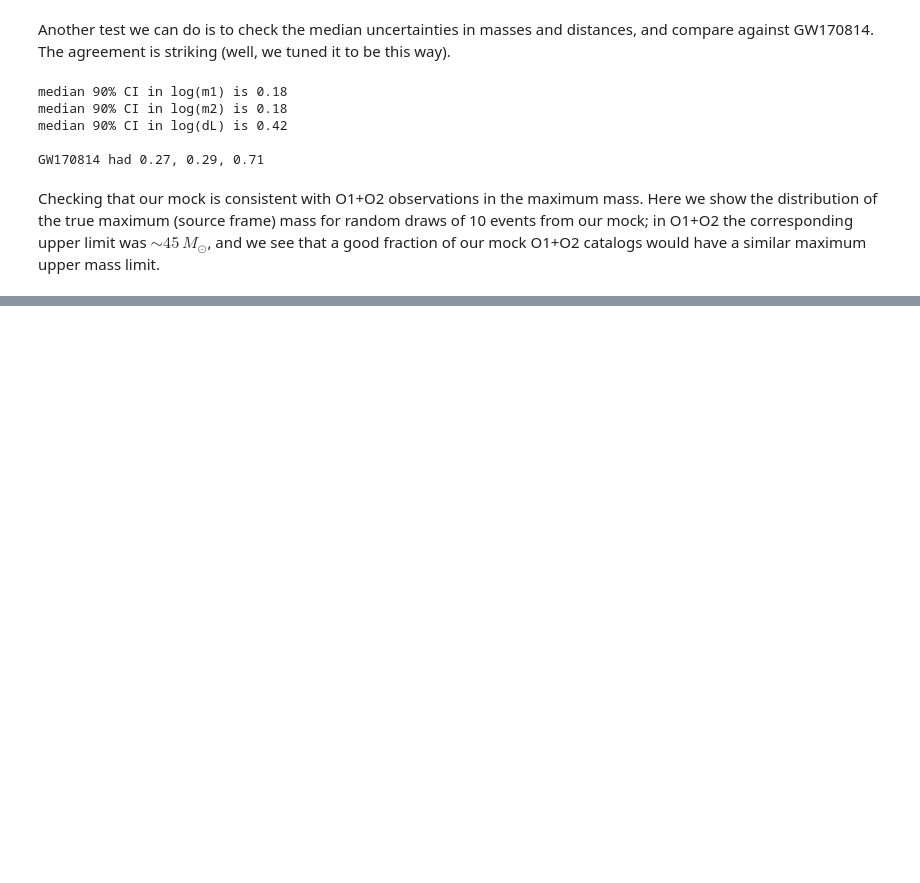
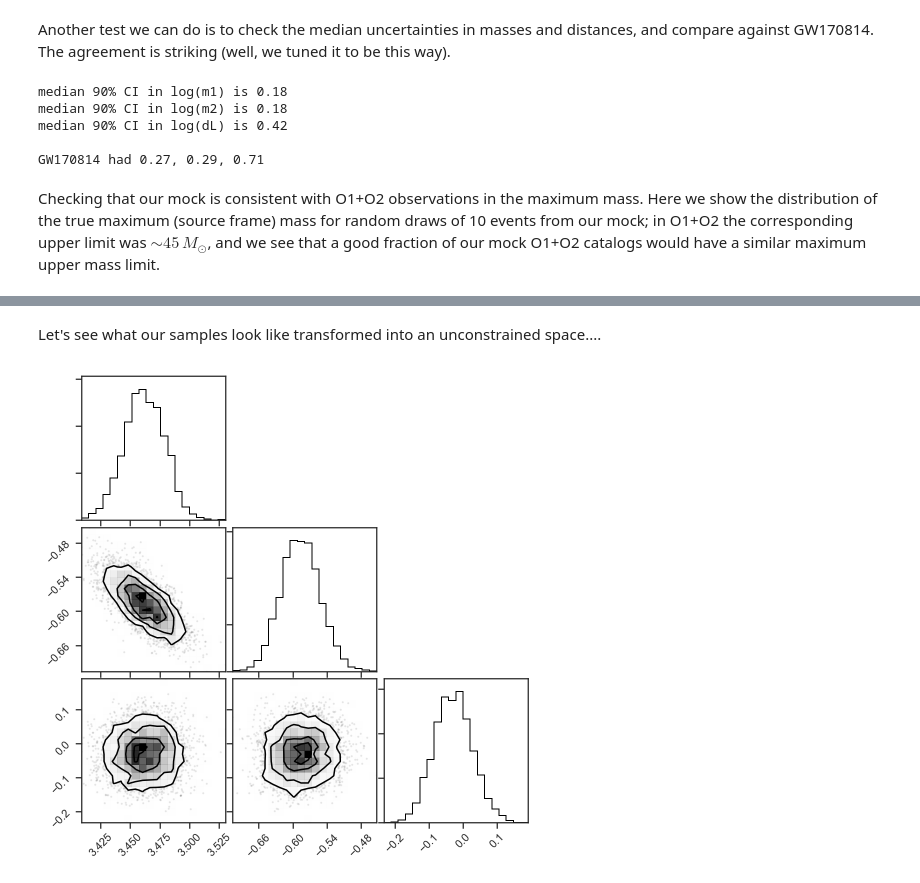
Before and after one commit to farr/PISNLineCosmography, a Jupyter notebook: InferParameters.ipynb, the cells around one changed output, grey strips where cells are left out. Saved outputs shown, nothing was run; the diff lists cells and outputs as text; code cells hidden in the pictures; blank space fills up the shorter version.

Commit message:
Now plot some parameters in unconstrained space.

```diff
--- a/InferParameters.ipynb
+++ b/InferParameters.ipynb
@@ -228,0 +230,14 @@ Text(0, 0.5, '$p\\left( m_{\\mathrm{max},O1+O2} \\right)$')
+# %% [markdown]
+Let's see what our samples look like transformed into an unconstrained space....
+# %%
+def to_unconstrained(m1, m2, dl):
+    x1 = log(m1)
+    x2 = log(m2) - log(m1-m2)
+    x3 = log(dl)
+
+    return (x1, x2, x3)
+# %%
+i = randint(m1s.shape[0])
+corner.corner(column_stack(to_unconstrained(m1det_samples[i,:], m2det_samples[i,:], dl_samples[i,:])));
+# %% [output]
+[figure, added]
```
Also changed, not shown: parts of 2 cells of this notebook.
